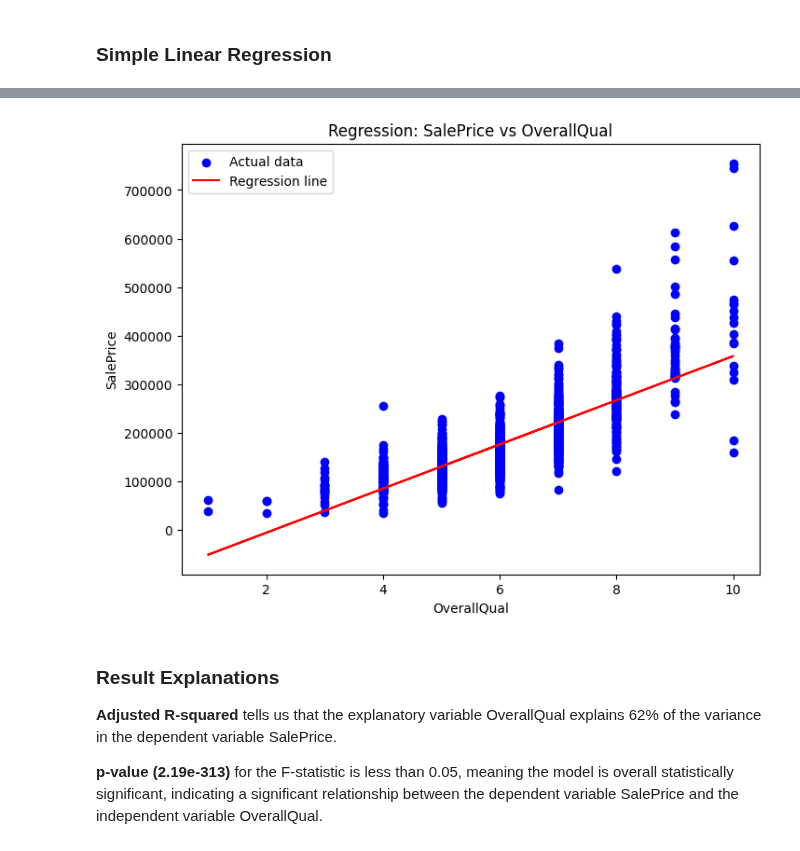
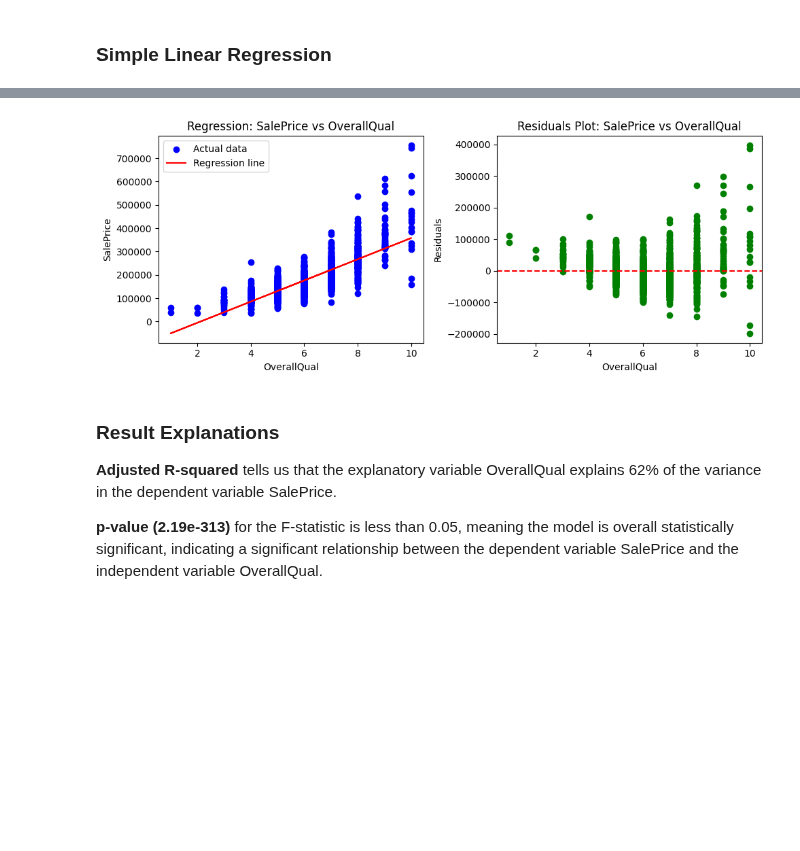
Before and after one commit to masumiuc/Unit-2-Capstone, a Jupyter notebook: Regression.ipynb, the cells around one changed output, grey strips where cells are left out. Cells and saved outputs as stored; diff of their text form; code cells hidden in the pictures; blank space fills up the shorter version.

```diff
--- a/Regression.ipynb
+++ b/Regression.ipynb
@@ -59,7 +59,7 @@ Index(['Id', 'MSSubClass', 'MSZoning', 'LotFrontage', 'LotArea', 'Street',
 # %%
 import pandas as pd
 import numpy as np
-from sklearn.linear_model import LinearRegression
+
 import matplotlib.pyplot as plt
 import statsmodels.api as sm
 
@@ -72,14 +72,32 @@ x = sm.add_constant(x)  # Adds a constant term to the predictor
 model = sm.OLS(y, x).fit()
 
 print(model.summary())
-y_pred = model.predict(x)
-plt.figure(figsize=(8, 6))
-plt.scatter(df['OverallQual'], y, color='blue', label='Actual data')
-plt.plot(df['OverallQual'], y_pred, color='red', label='Regression line')
-plt.xlabel('OverallQual')
-plt.ylabel('SalePrice')
-plt.title('Regression: SalePrice vs OverallQual')
-plt.legend()
+
+
+# Predict and compute residuals
+y_pred = model.predict(x)  # x should be df['OverallQual']
+residuals = y - y_pred
+
+# Create 1 row, 2 column subplot
+fig, axs = plt.subplots(1, 2, figsize=(10, 4))  # Adjust width/height as needed
+
+# Plot 1: Regression
+axs[0].scatter(df['OverallQual'], y, color='blue', label='Actual data')
+axs[0].plot(df['OverallQual'], y_pred, color='red', label='Regression line')
+axs[0].set_xlabel('OverallQual')
+axs[0].set_ylabel('SalePrice')
+axs[0].set_title('Regression: SalePrice vs OverallQual')
+axs[0].legend()
+
+# Plot 2: Residuals
+axs[1].scatter(df['OverallQual'], residuals, color='green')
+axs[1].axhline(0, color='red', linestyle='--')
+axs[1].set_xlabel('OverallQual')
+axs[1].set_ylabel('Residuals')
+axs[1].set_title('Residuals Plot: SalePrice vs OverallQual')
+
+# Improve layout
+plt.tight_layout()
 plt.show()
 # %% [output]
                             OLS Regression Results
@@ -92,14 +110,14 @@ Time:                        21:01:00   Log-Likelihood:                -17827.
 No. Observations:                1460   AIC:                         3.566e+04
 Df Residuals:                    1458   BIC:                         3.567e+04
 Df Model:                           1
 Covariance Type:            nonrobust
 ===============================================================================
 ... (9 lines left out)
 ==============================================================================
 
 Notes:
 [1] Standard Errors assume that the covariance matrix of the errors is correctly specified.
-[figure, old version]
+[figure, new version]
 # %% [markdown]
 ### Result Explanations
 
```
Also changed, not shown: parts of 6 cells of this notebook, 1 other file.
